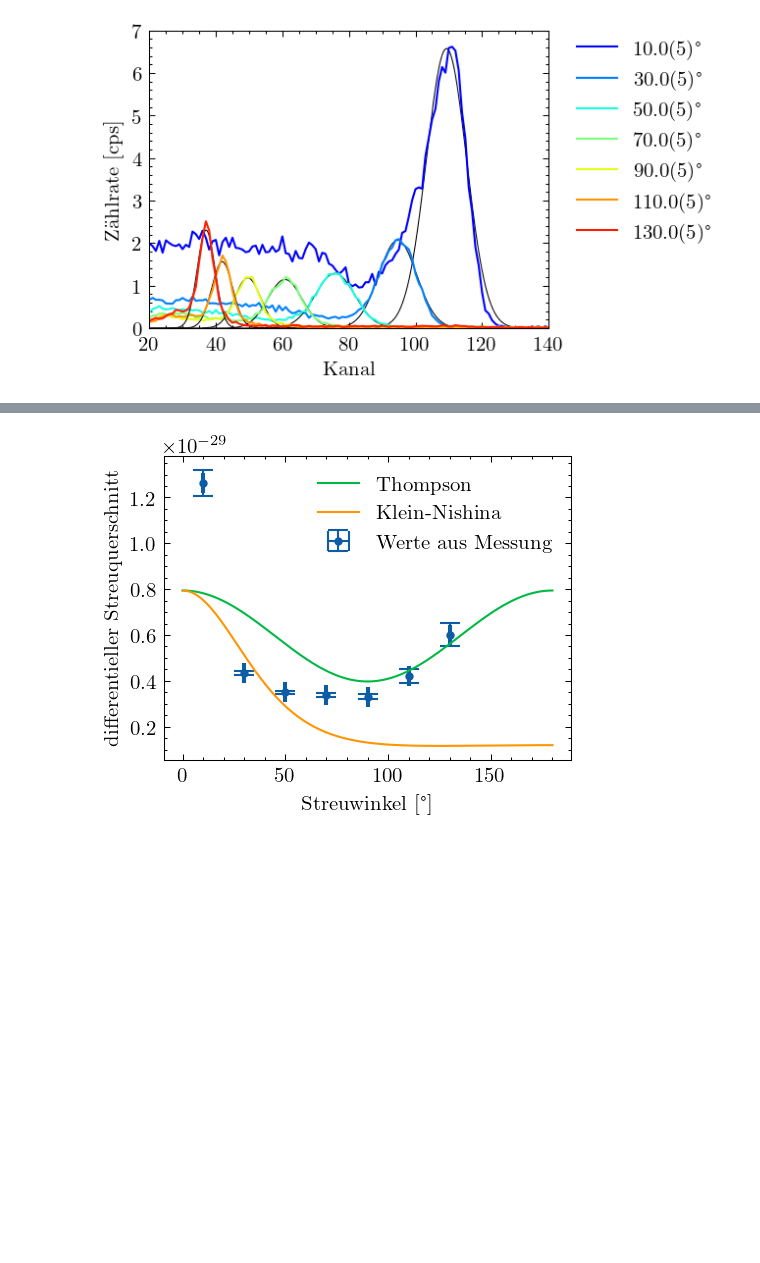
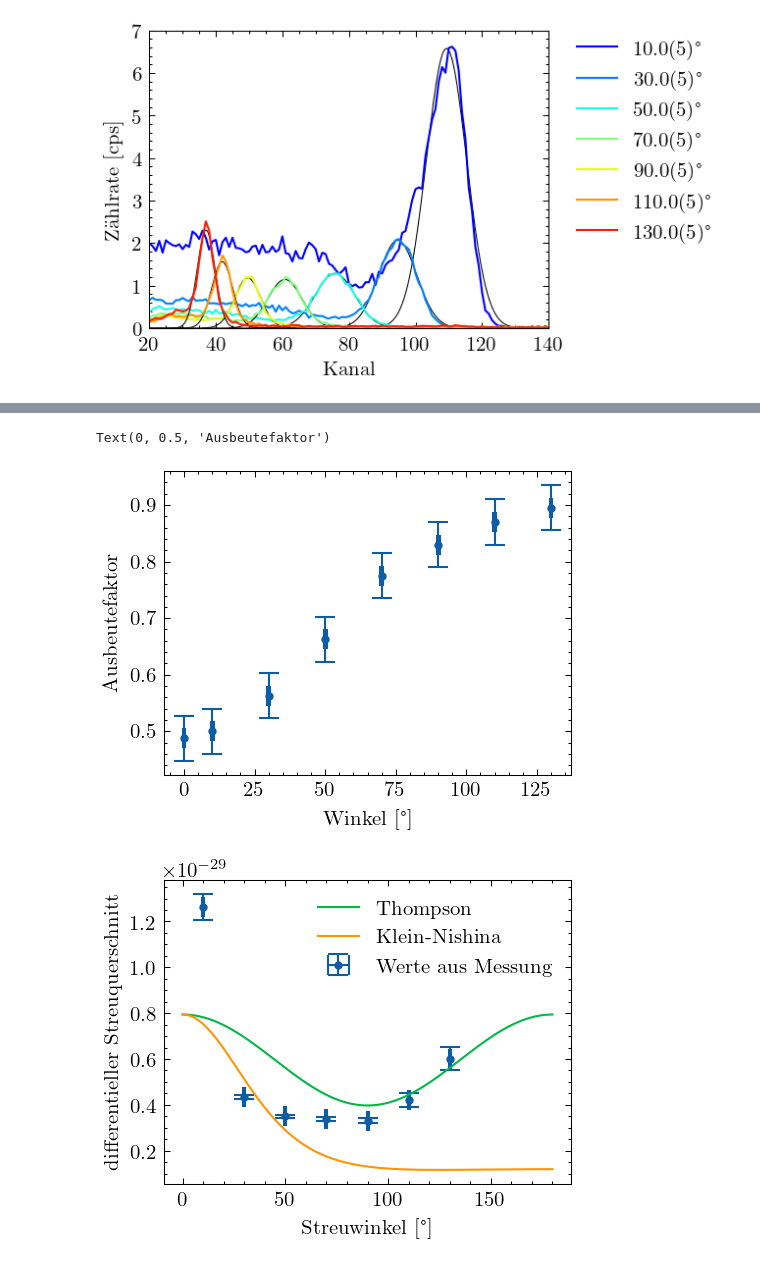
Before and after one commit to emhl/FP1, a Jupyter notebook: Compton.ipynb, the cells around one changed output, grey strips where cells are left out. Drawn from its saved outputs; the diff is of its cells as text; code cells hidden in the pictures; blank space fills up the shorter version.

Commit message:
correct ausbeutefaktor

```diff
--- a/Compton.ipynb
+++ b/Compton.ipynb
@@ -698,3 +772,13 @@ Text(0, 0.5, 'fläche [cps]')
+# %%
+ausbeutefaktor = ua([0.4875, 0.5, 0.5625, 0.6625, 0.775, 0.83, 0.87, 0.895],0.04)
+
+plt.errorbar(nv(streuwinkel),nv(ausbeutefaktor),sd(ausbeutefaktor),sd(streuwinkel),fmt='.',label='data')
+
+plt.xlabel('Winkel [°]')
+plt.ylabel('Ausbeutefaktor')
+# %% [output]
+Text(0, 0.5, 'Ausbeutefaktor')
+[figure, added]
 # %%
 def thompson(angle):
     return radius(con.m_e)**2*(1+np.cos(angle)**2)/2
```
Also changed, not shown: parts of 9 cells of this notebook.
